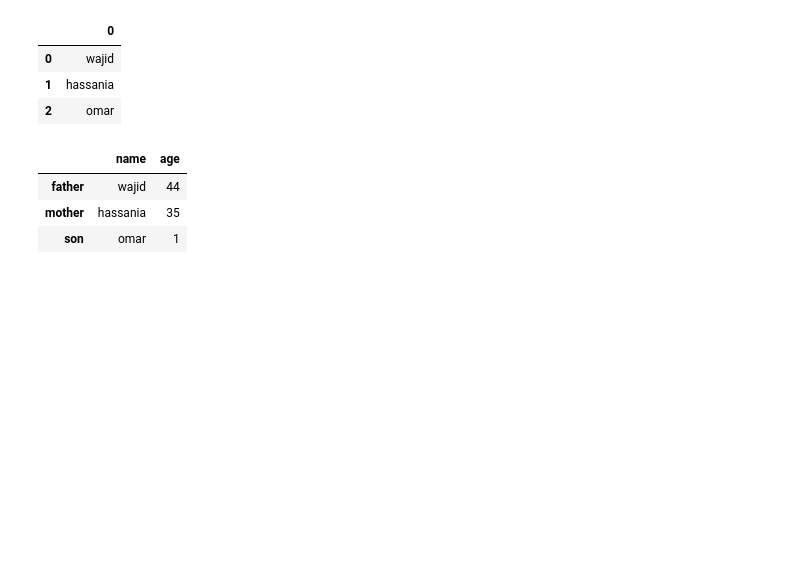
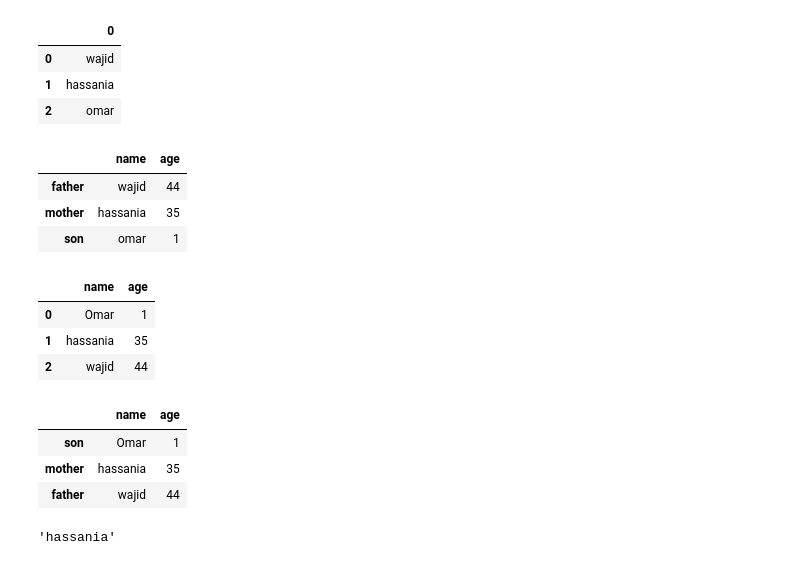
Before and after one commit to writetomdw/ilm_pd, a Jupyter notebook: ExploreSeries.ipynb, the cells around one changed output. Cells and saved outputs as stored; diff of their text form; code cells hidden in the pictures; blank space fills up the shorter version.

```diff
--- a/ExploreSeries.ipynb
+++ b/ExploreSeries.ipynb
@@ -65,3 +65,14 @@ family_df
 | father | wajid | 44 |
 | mother | hassania | 35 |
 | son | omar | 1 |
+# %%
+fam_dic = {'name': ['Omar','hassania','wajid'], 'age': [1,35,44]}
+import pandas as pd
+family_df_1 = pd.DataFrame(fam_dic)
+# %%
+family_df_1
+# %% [output]
+|  | name | age |
+| 0 | Omar | 1 |
+| 1 | hassania | 35 |
+| 2 | wajid | 44 |
@@ -67,0 +81,11 @@ family_df
+# %%
+family_df_1
+# %% [output]
+|  | name | age |
+| son | Omar | 1 |
+| mother | hassania | 35 |
+| father | wajid | 44 |
+# %%
+family_df_1.name.iloc[1]
+# %% [output]
+'hassania'
```
Also changed, not shown: parts of 1 cell of this notebook, 2 other files.
